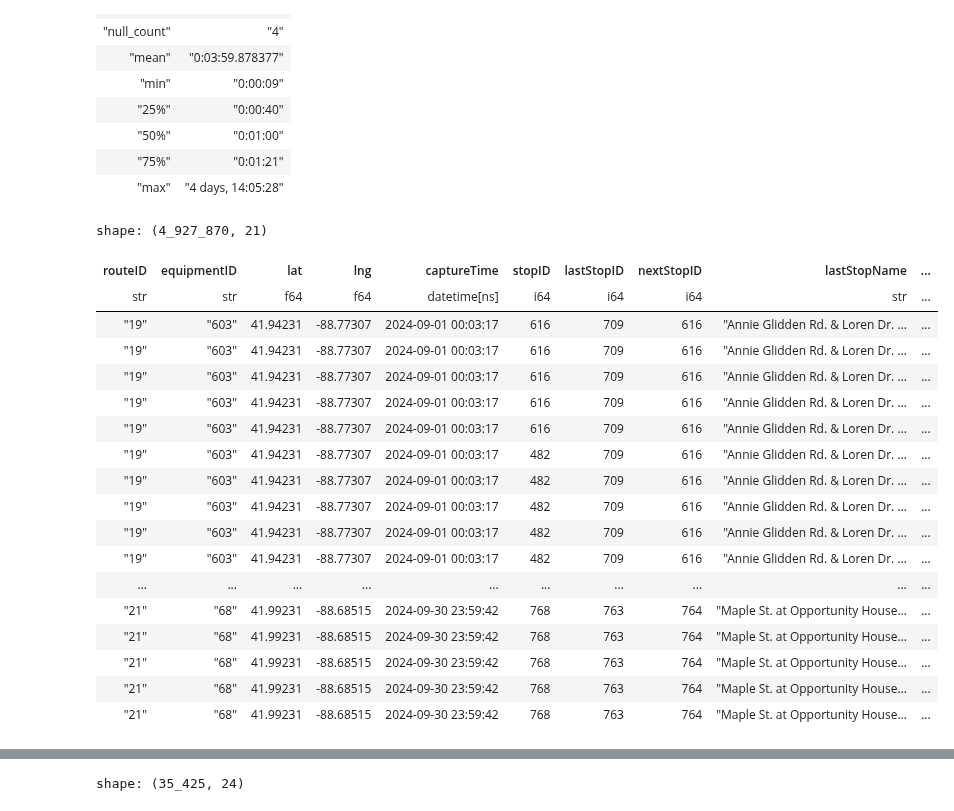
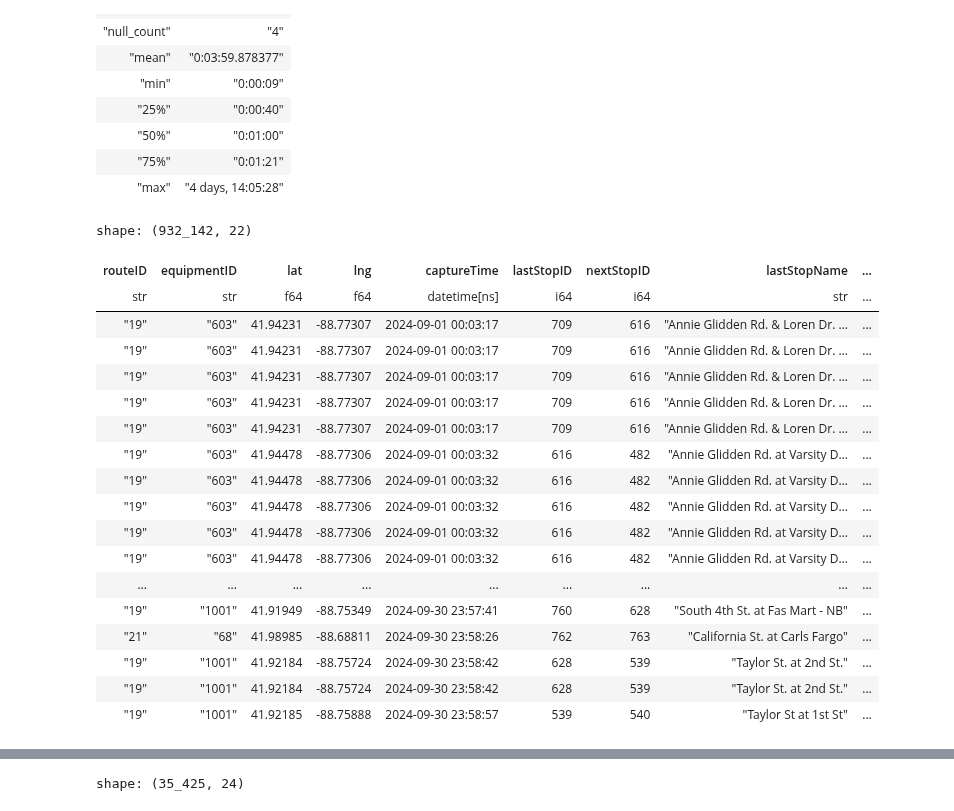
Before and after one commit to shaivilp/Research-Rookies, a Jupyter notebook: data_visualization/predictions.ipynb, the cells around one changed output, grey strips where cells are left out. Saved outputs shown, nothing was run; the diff lists cells and outputs as text; code cells hidden in the pictures.

Commit message:
feat: added n_stop_ahead variable to mega_df and computed some stats about mega_df

```diff
--- a/data_visualization/predictions.ipynb
+++ b/data_visualization/predictions.ipynb
@@ -454,49 +454,50 @@ shape: (8, 2)
 # %%
 mega_predset = mega_df.join(
     preds,
-    on=["equipmentID", "captureTime"],
+    left_on=["equipmentID", "captureTime", 'nextStopID_actual'],
+    right_on=["equipmentID", "captureTime", 'stopID'],
     how="inner",
     suffix="_pred"
 )
 
 mega_predset = mega_predset.with_columns(
     pl.col('receiveTime').dt.convert_time_zone('America/Chicago'),
 )
 
 mega_predset = mega_predset.with_columns(
     (pl.col("time") - pl.col("receiveTime")).alias("predictedDiff")
 )
 
 mega_predset = mega_predset.with_columns(
     (pl.duration(minutes=pl.col('minutes'))).alias('minutes')
 )
 
 mega_predset = mega_predset.with_columns(
     (pl.col("schedule") - pl.col("receiveTime")).alias("scheduleDiff")
 )
 
 mega_predset = mega_predset.with_columns(
-    (pl.col('timeDiff') - pl.col('minutes')).alias('minutesDiff')
+    (pl.col('timeDiff_n_stops_ahead') - pl.col('minutes')).alias('minutesDiff')
 )
 
-mega_predset['routeID', 'equipmentID', 'lat', 'lng', 'captureTime', 'stopID', 'lastStopID', 'nextStopID', 'lastStopName', 'nextStopName_actual', 'time', 'status', 'schedule', 'receiveTime', 'predictedDiff', 'timeDiff', 'scheduleDiff', 'minutesDiff', 'minutes', 'timeDiff_n_stops_ahead', 'statusName']
+mega_predset['routeID', 'equipmentID', 'lat', 'lng', 'captureTime', 'lastStopID', 'nextStopID', 'lastStopName', 'nextStopName_actual', 'nextStopID_actual', 'time', 'status', 'schedule', 'receiveTime', 'predictedDiff', 'timeDiff', 'scheduleDiff', 'minutesDiff', 'minutes', 'timeDiff_n_stops_ahead',  'n_stops_ahead', 'statusName']
 # %% [output]
-shape: (4_927_870, 21)
+shape: (932_142, 22)
-| routeID | equipmentID | lat | lng | captureTime | stopID | lastStopID | nextStopID | lastStopName | ... |
-| str | str | f64 | f64 | datetime[ns] | i64 | i64 | i64 | str | ... |
-| "19" | "603" | 41.94231 | -88.77307 | 2024-09-01 00:03:17 | 616 | 709 | 616 | "Annie Glidden Rd. & Loren Dr. … | ... |
-| "19" | "603" | 41.94231 | -88.77307 | 2024-09-01 00:03:17 | 616 | 709 | 616 | "Annie Glidden Rd. & Loren Dr. … | ... |
-| "19" | "603" | 41.94231 | -88.77307 | 2024-09-01 00:03:17 | 616 | 709 | 616 | "Annie Glidden Rd. & Loren Dr. … | ... |
-| "19" | "603" | 41.94231 | -88.77307 | 2024-09-01 00:03:17 | 616 | 709 | 616 | "Annie Glidden Rd. & Loren Dr. … | ... |
-| "19" | "603" | 41.94231 | -88.77307 | 2024-09-01 00:03:17 | 616 | 709 | 616 | "Annie Glidden Rd. & Loren Dr. … | ... |
-| "19" | "603" | 41.94231 | -88.77307 | 2024-09-01 00:03:17 | 482 | 709 | 616 | "Annie Glidden Rd. & Loren Dr. … | ... |
-| "19" | "603" | 41.94231 | -88.77307 | 2024-09-01 00:03:17 | 482 | 709 | 616 | "Annie Glidden Rd. & Loren Dr. … | ... |
-| "19" | "603" | 41.94231 | -88.77307 | 2024-09-01 00:03:17 | 482 | 709 | 616 | "Annie Glidden Rd. & Loren Dr. … | ... |
-| "19" | "603" | 41.94231 | -88.77307 | 2024-09-01 00:03:17 | 482 | 709 | 616 | "Annie Glidden Rd. & Loren Dr. … | ... |
-| "19" | "603" | 41.94231 | -88.77307 | 2024-09-01 00:03:17 | 482 | 709 | 616 | "Annie Glidden Rd. & Loren Dr. … | ... |
-| ... | ... | ... | ... | ... | ... | ... | ... | ... | ... |
-| "21" | "68" | 41.99231 | -88.68515 | 2024-09-30 23:59:42 | 768 | 763 | 764 | "Maple St. at Opportunity House… | ... |
-| "21" | "68" | 41.99231 | -88.68515 | 2024-09-30 23:59:42 | 768 | 763 | 764 | "Maple St. at Opportunity House… | ... |
-| "21" | "68" | 41.99231 | -88.68515 | 2024-09-30 23:59:42 | 768 | 763 | 764 | "Maple St. at Opportunity House… | ... |
-| "21" | "68" | 41.99231 | -88.68515 | 2024-09-30 23:59:42 | 768 | 763 | 764 | "Maple St. at Opportunity House… | ... |
-| "21" | "68" | 41.99231 | -88.68515 | 2024-09-30 23:59:42 | 768 | 763 | 764 | "Maple St. at Opportunity House… | ... |
+| routeID | equipmentID | lat | lng | captureTime | lastStopID | nextStopID | lastStopName | ... |
+| str | str | f64 | f64 | datetime[ns] | i64 | i64 | str | ... |
+| "19" | "603" | 41.94231 | -88.77307 | 2024-09-01 00:03:17 | 709 | 616 | "Annie Glidden Rd. & Loren Dr. … | ... |
+| "19" | "603" | 41.94231 | -88.77307 | 2024-09-01 00:03:17 | 709 | 616 | "Annie Glidden Rd. & Loren Dr. … | ... |
+| "19" | "603" | 41.94231 | -88.77307 | 2024-09-01 00:03:17 | 709 | 616 | "Annie Glidden Rd. & Loren Dr. … | ... |
+| "19" | "603" | 41.94231 | -88.77307 | 2024-09-01 00:03:17 | 709 | 616 | "Annie Glidden Rd. & Loren Dr. … | ... |
+| "19" | "603" | 41.94231 | -88.77307 | 2024-09-01 00:03:17 | 709 | 616 | "Annie Glidden Rd. & Loren Dr. … | ... |
+| "19" | "603" | 41.94478 | -88.77306 | 2024-09-01 00:03:32 | 616 | 482 | "Annie Glidden Rd. at Varsity D… | ... |
+| "19" | "603" | 41.94478 | -88.77306 | 2024-09-01 00:03:32 | 616 | 482 | "Annie Glidden Rd. at Varsity D… | ... |
+| "19" | "603" | 41.94478 | -88.77306 | 2024-09-01 00:03:32 | 616 | 482 | "Annie Glidden Rd. at Varsity D… | ... |
+| "19" | "603" | 41.94478 | -88.77306 | 2024-09-01 00:03:32 | 616 | 482 | "Annie Glidden Rd. at Varsity D… | ... |
+| "19" | "603" | 41.94478 | -88.77306 | 2024-09-01 00:03:32 | 616 | 482 | "Annie Glidden Rd. at Varsity D… | ... |
+| ... | ... | ... | ... | ... | ... | ... | ... | ... |
+| "19" | "1001" | 41.91949 | -88.75349 | 2024-09-30 23:57:41 | 760 | 628 | "South 4th St. at Fas Mart - NB" | ... |
+| "21" | "68" | 41.98985 | -88.68811 | 2024-09-30 23:58:26 | 762 | 763 | "California St. at Carls Fargo" | ... |
+| "19" | "1001" | 41.92184 | -88.75724 | 2024-09-30 23:58:42 | 628 | 539 | "Taylor St. at 2nd St." | ... |
+| "19" | "1001" | 41.92184 | -88.75724 | 2024-09-30 23:58:42 | 628 | 539 | "Taylor St. at 2nd St." | ... |
+| "19" | "1001" | 41.92185 | -88.75888 | 2024-09-30 23:58:57 | 539 | 540 | "Taylor St at 1st St" | ... |
```
Also changed, not shown: parts of 4 cells of this notebook, 2 other files.
